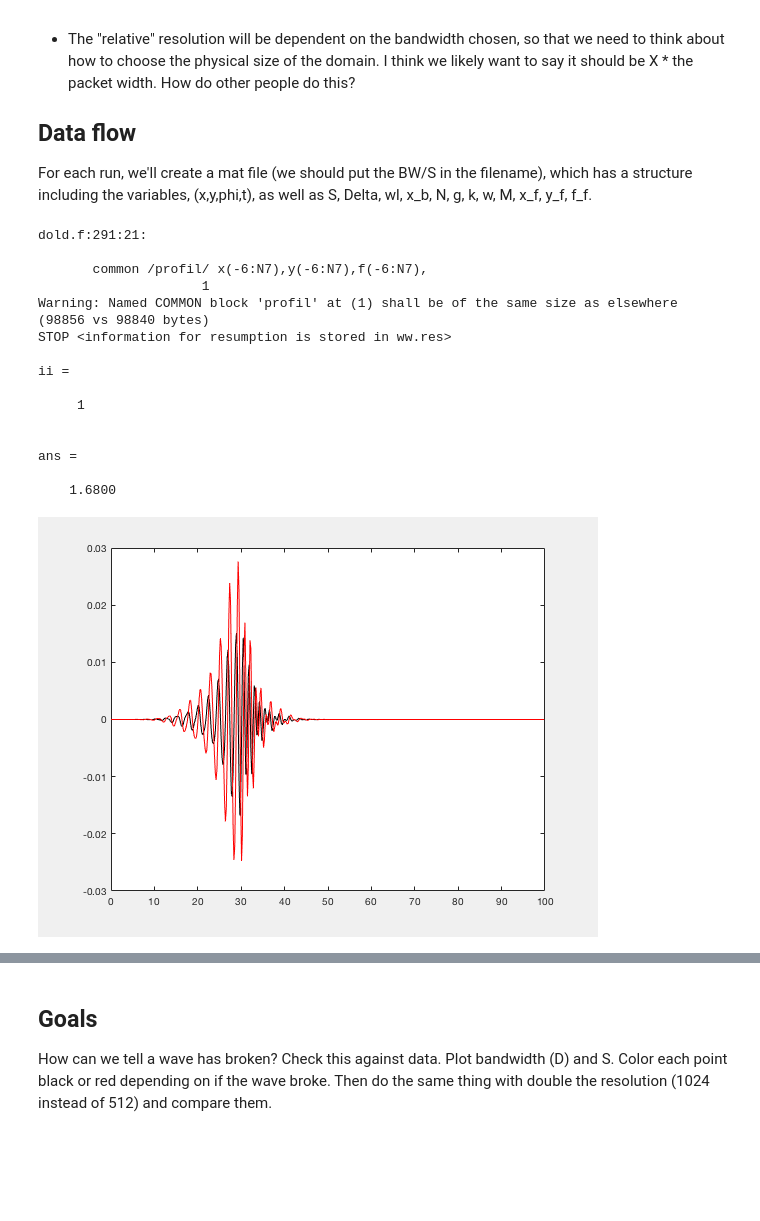
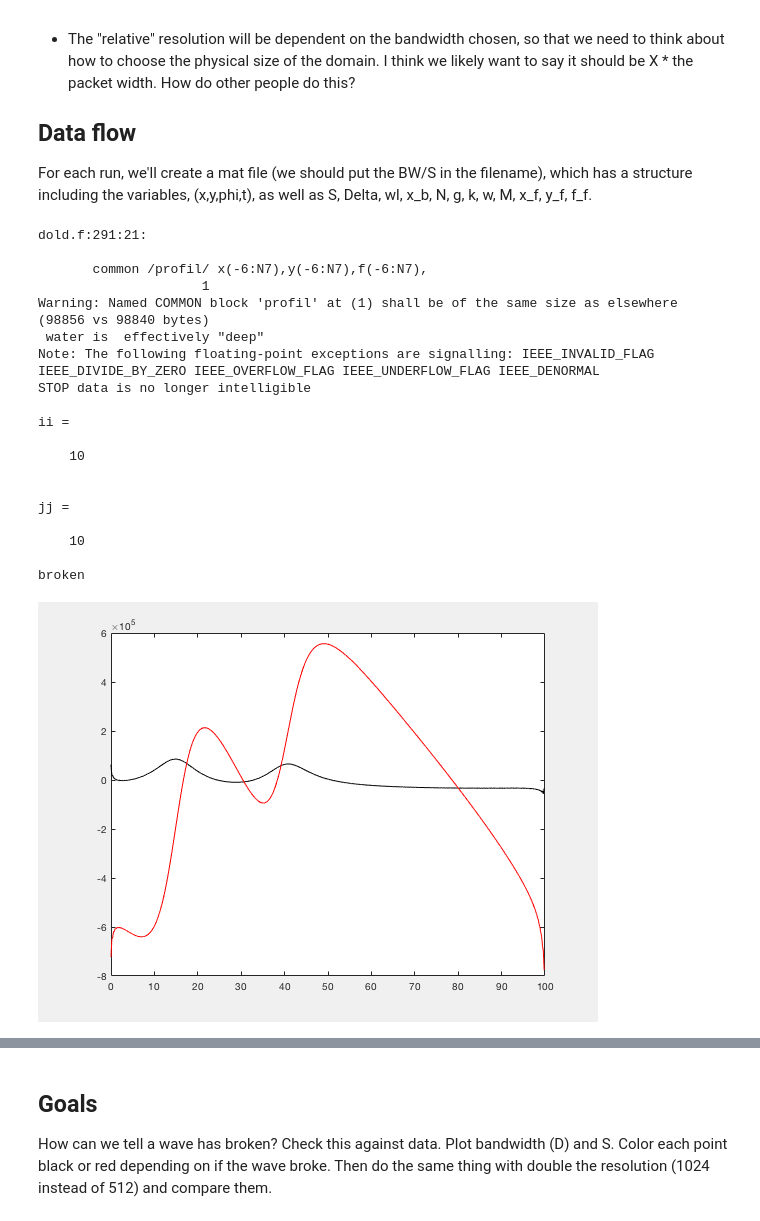
Before and after one commit to npizzo/particlekinematics, a Jupyter notebook: Focusing Packets.ipynb, the cells around one changed output, grey strips where cells are left out. Cells and saved outputs as stored; diff of their text form; code cells hidden in the pictures; blank space fills up the shorter version.

```diff
--- a/Focusing Packets.ipynb
+++ b/Focusing Packets.ipynb
@@ -36,10 +36,11 @@ w = sqrt(g*k); cg=g/2/w;
 tstart = cputime;
 
 for ii = 1
-D = 0.75;
+for jj=1
+D = 0.5+(jj-1)*0.25;
 xb = 15 / D;
 tb = xb / cg;
-S = 0.1 + (ii-1)*0.05;
+S = 0.1 + (ii-1)*0.1;
 M = 32;
 kn = zeros(M,1);
 wn = zeros(M,1);
@@ -55,11 +56,11 @@ for i = 1 : M
     eta1(:,1) = eta1(:,1) + an(i)*cos(kn(i)*(x'-xb)+wn(i)*tb);
 end
 clf
-plot(x,eta1)
+%plot(x,eta1)
 filt1=1/2*(tanh(0.25*(x--15))-tanh(0.25*(x-10)));
 eta2=eta1.*filt1';
 hold on
-plot(x,eta2)
+%plot(x,eta2)
 %
 I=sqrt(-1);
 Fs=1/(abs(x(2)-x(1)));
@@ -136,40 +137,50 @@ data.x = x_o;
 data.y = y_o;
 data.p = p_o;
 data.t = t;
 data.N = N;
 data.S = S;
 data.BW = D;
 data.xb = xb;
 data.tb = tb;
 data.k = k;
 data.omega = w;
 data.wl = wl;
 data.x_0 = x_f;
 data.y_0 = y_f;
 data.f_0 = f_f;
 data.broken = max(tf);
-foc{ii,1} = data;
+foc{ii,jj} = data;
 save('foc.mat', 'foc')
 ii
-cputime-tstart
+jj
+if(max(tf)==1)
+    disp("broken")
+    else
+    disp("not broken")
 end
+end
+end
 # %% [output]
 dold.f:291:21:
 
        common /profil/ x(-6:N7),y(-6:N7),f(-6:N7),
                      1
 Warning: Named COMMON block 'profil' at (1) shall be of the same size as elsewhere (98856 vs 98840 bytes)
-STOP <information for resumption is stored in ww.res>
+ water is  effectively "deep"
+Note: The following floating-point exceptions are signalling: IEEE_INVALID_FLAG IEEE_DIVIDE_BY_ZERO IEEE_OVERFLOW_FLAG IEEE_UNDERFLOW_FLAG IEEE_DENORMAL
+STOP data is no longer intelligible
 
 ii =
 
-     1
+    10
 
 
-ans =
+jj =
 
-    1.6800
+    10
+
+broken
-[figure, old version]
+[figure, new version]
 # %%
 clf
 set(gca,'fontsize',28)
```
Also changed, not shown: parts of 5 cells of this notebook, 16 other files.
